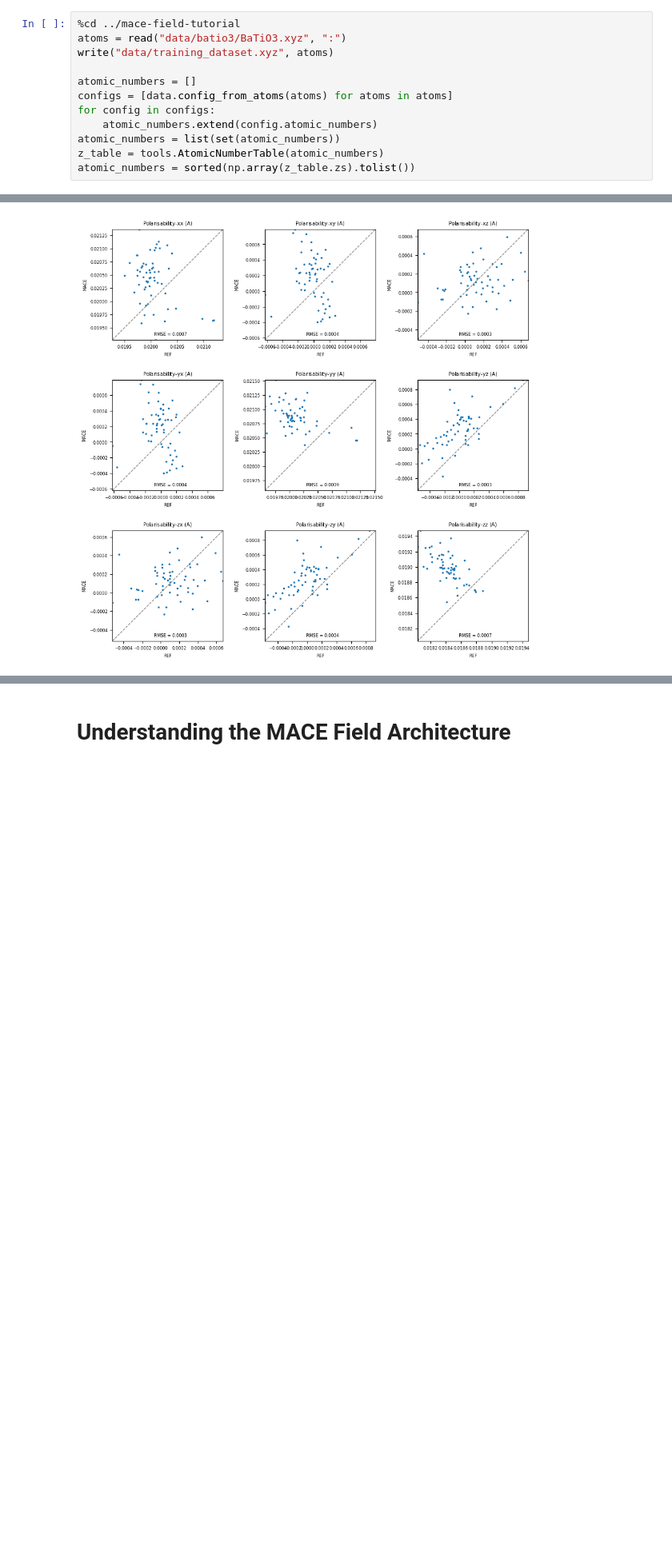
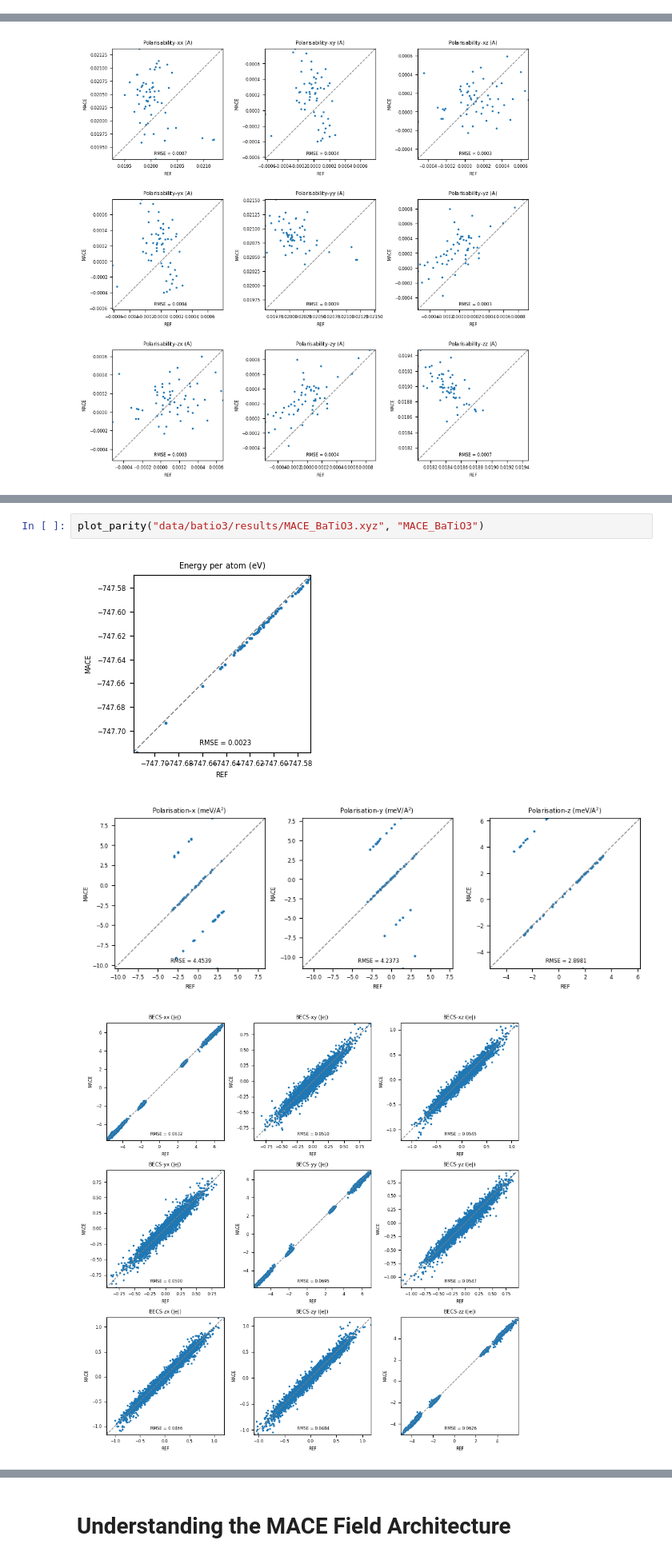
Before and after one commit to mdi-group/mace-field-tutorial, a Jupyter notebook: MACE_Field_Tutorial.ipynb, the cells around one changed output, grey strips where cells are left out. Shown at 80% size. Cells and saved outputs as stored; diff of their text form; blank space fills up the shorter version.

```diff
--- a/MACE_Field_Tutorial.ipynb
+++ b/MACE_Field_Tutorial.ipynb
@@ -82,15 +82,3 @@ from mace.modules.models import (
 )
 # %% [markdown]
 ## Write Config for the Model
-# %%
-%cd ../mace-field-tutorial
-atoms = read("data/batio3/BaTiO3.xyz", ":")
-write("data/training_dataset.xyz", atoms)
-
-atomic_numbers = []
-configs = [data.config_from_atoms(atoms) for atoms in atoms]
-for config in configs:
-    atomic_numbers.extend(config.atomic_numbers)
-atomic_numbers = list(set(atomic_numbers))
-z_table = tools.AtomicNumberTable(atomic_numbers)
-atomic_numbers = sorted(np.array(z_table.zs).tolist())
@@ -204,0 +201,6 @@ plot_parity("MACE_BaTiO3.xyz", "MACE_BaTiO3")
+# %%
+plot_parity("data/batio3/results/MACE_BaTiO3.xyz", "MACE_BaTiO3")
+# %% [output]
+[figure, added]
+[figure, added]
+[figure, added]
```
Also changed, not shown: parts of 8 cells of this notebook.
